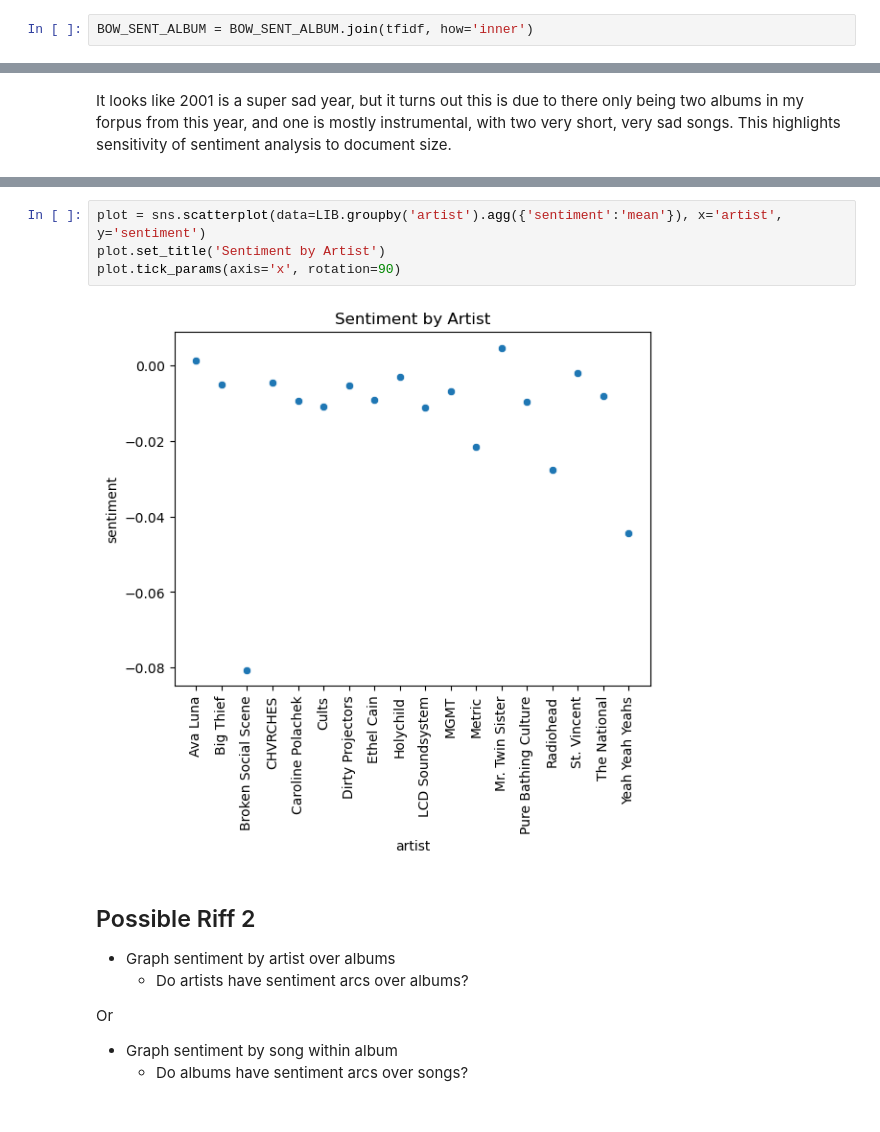
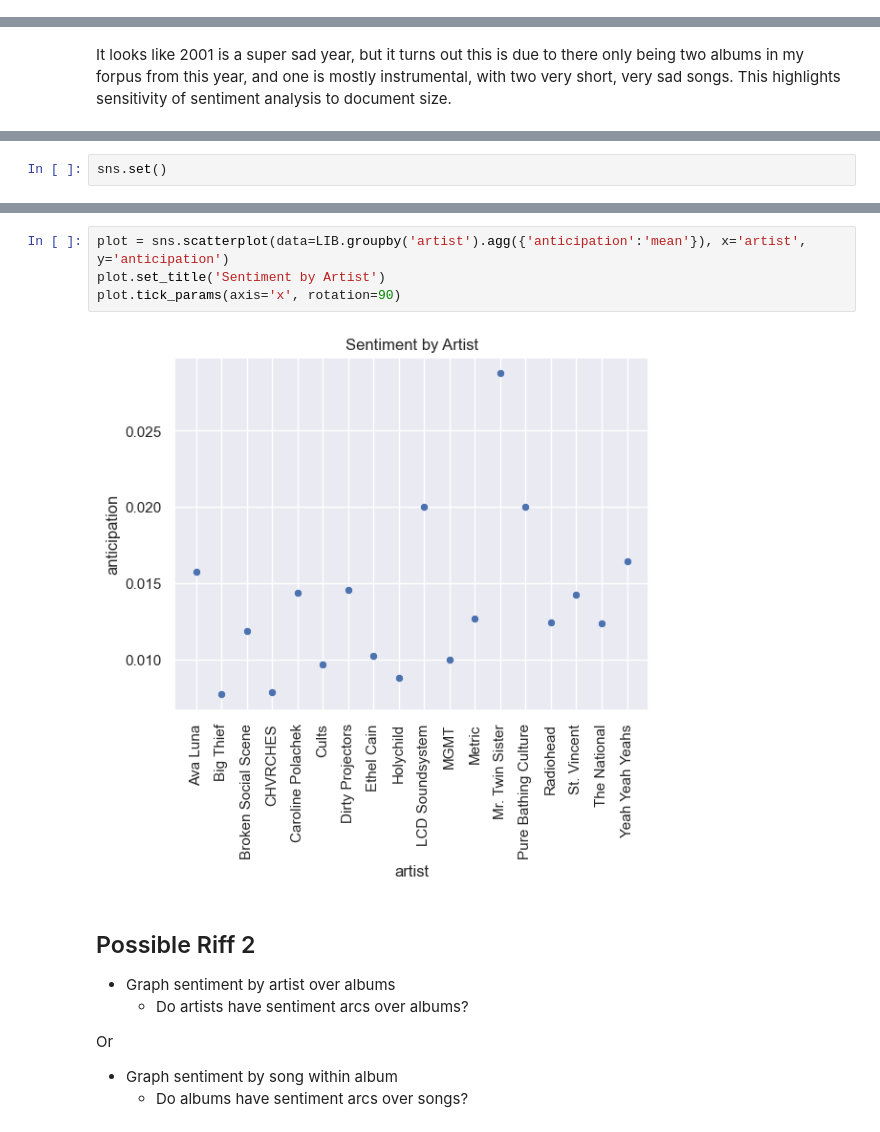
Before and after one commit to rlipps/Exploratory_Text_Analytics_Final, a Jupyter notebook: notebooks/Sentiment_Analysis.ipynb, the cells around one changed output, grey strips where cells are left out. Drawn from its saved outputs; the diff is of its cells as text.

Commit message:
Update sentiment analysis and riffs

```diff
--- a/notebooks/Sentiment_Analysis.ipynb
+++ b/notebooks/Sentiment_Analysis.ipynb
@@ -94,5 +94,3 @@ tfidf = TFIDF_ALBUM.stack().to_frame()
 # %%
 tfidf.columns = ['tfidf']
 tfidf.index = tfidf.index.rename(['album_id', 'term_str'])
-# %%
-BOW_SENT_ALBUM = BOW_SENT_ALBUM.join(tfidf, how='inner')
@@ -211,0 +244,2 @@ Plot sentiment by artist. Who is the saddest??
+# %%
+sns.set()
@@ -212,9 +252,9 @@ Plot sentiment by artist. Who is the saddest??
 # %%
-plot = sns.scatterplot(data=LIB.groupby('artist').agg({'sentiment':'mean'}), x='artist', y='sentiment')
+plot = sns.scatterplot(data=LIB.groupby('artist').agg({'anticipation':'mean'}), x='artist', y='anticipation')
 plot.set_title('Sentiment by Artist')
 plot.tick_params(axis='x', rotation=90)
 # %% [output]
-[figure, old version]
+[figure, new version]
 # %% [markdown]
 ## Possible Riff 2
 
```
Also changed, not shown: parts of 17 cells of this notebook, 8 other files.
